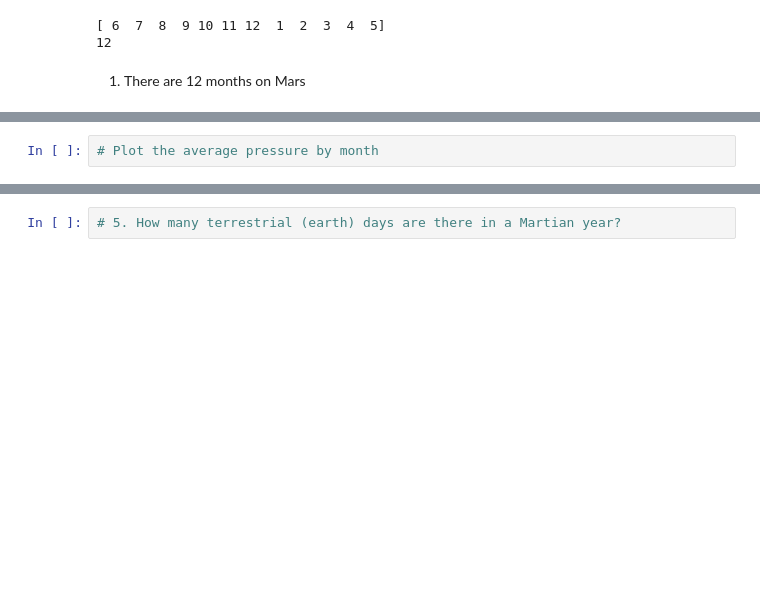
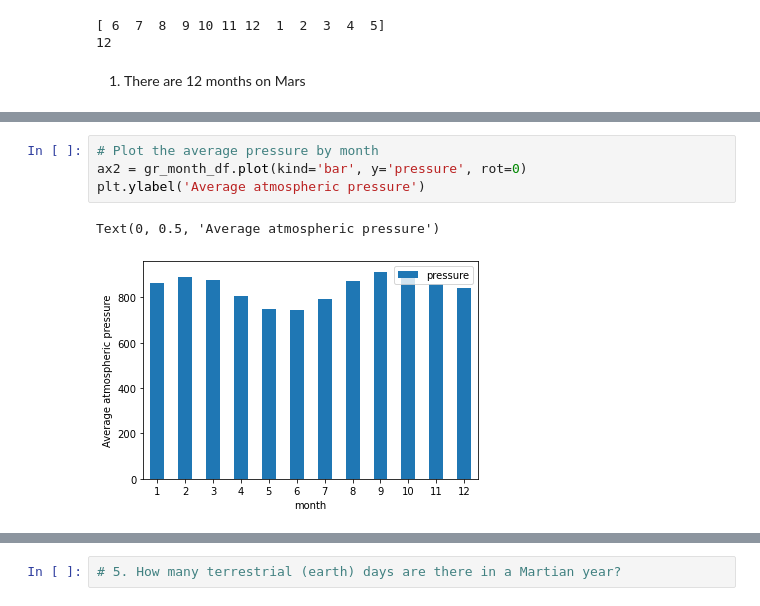
Before and after one commit to Borruu/Web-Scraping-Challenge, a Jupyter notebook: part_2_mars_weather.ipynb, the cells around one changed output, grey strips where cells are left out. Drawn from its saved outputs; the diff is of its cells as text; blank space fills up the shorter version.

```diff
--- a/part_2_mars_weather.ipynb
+++ b/part_2_mars_weather.ipynb
@@ -206,2 +266,7 @@ Sol max:1977
 # %%
 # Plot the average pressure by month
+ax2 = gr_month_df.plot(kind='bar', y='pressure', rot=0)
+plt.ylabel('Average atmospheric pressure')
+# %% [output]
+Text(0, 0.5, 'Average atmospheric pressure')
+[figure, added]
```
Also changed, not shown: parts of 20 cells of this notebook, 1 other file.
